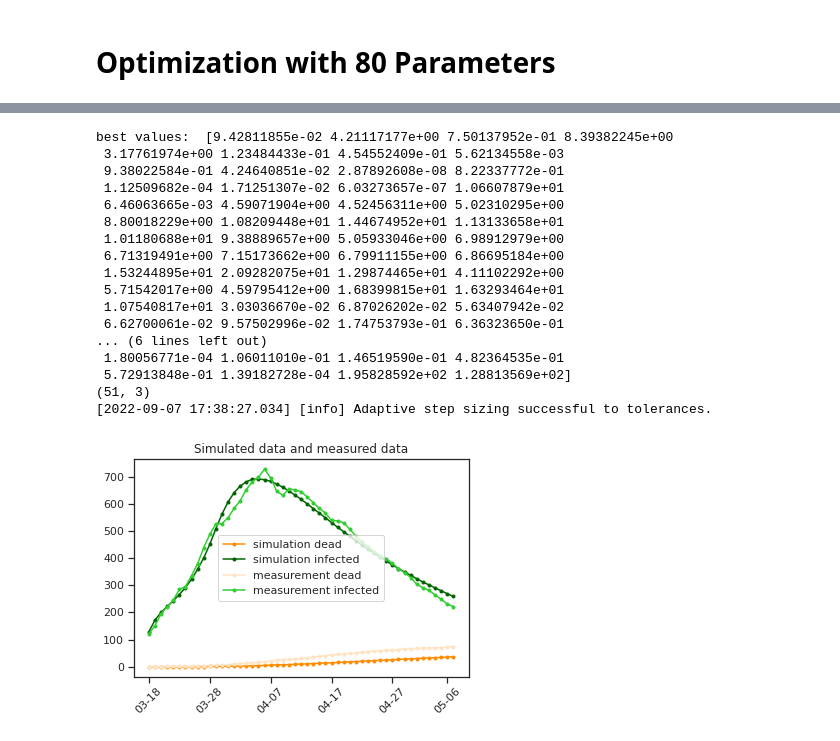
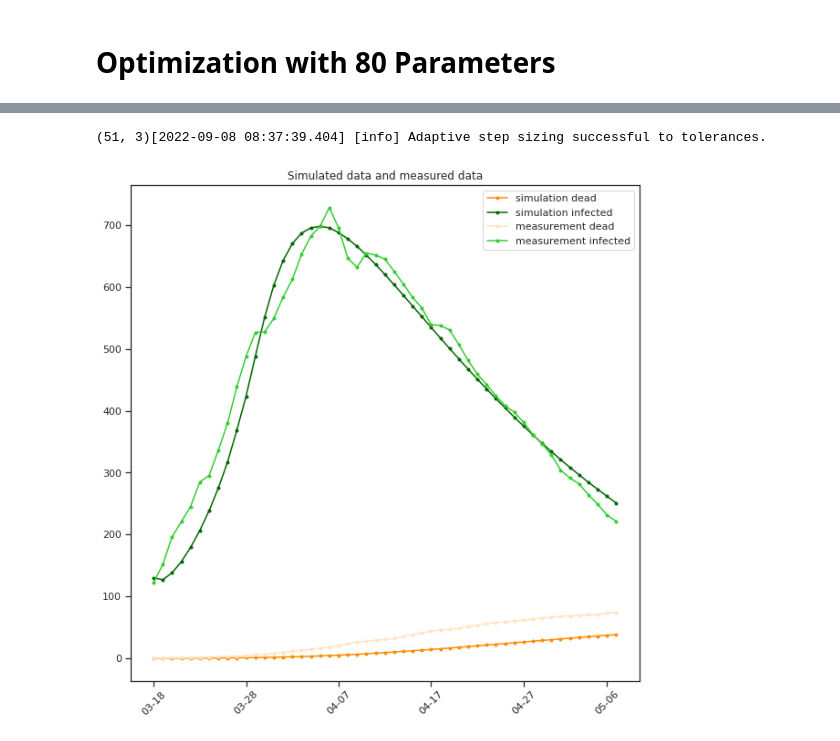
Before and after one commit to lelange/sensitivity_analysis, a Jupyter notebook: pycode/sensitivity_analysis/Parameter estimation.ipynb, the cells around one changed output, grey strips where cells are left out. Drawn from its saved outputs; the diff is of its cells as text; code cells hidden in the pictures.

```diff
--- a/pycode/sensitivity_analysis/Parameter estimation.ipynb
+++ b/pycode/sensitivity_analysis/Parameter estimation.ipynb
@@ -130,5 +132,5 @@ best values:  [7.85464089e-01 1.00000000e-01 4.95966415e-01 3.00000000e-01
 # %%
-fn80 = 'logs/2022-09-07 132402_optimizer_result_log.hdf5'
+fn80 = 'logs/2022-09-07 221841_optimizer_result_log.hdf5'
 result80 = store.read_result(fn80, problem=True)
 # %% [output]
 WARNING: You are loading a problem.
@@ -153,29 +174,0 @@ ax.tick_params(axis='y', rotation=0)
-# %%
-# load data
-data_dict = {}
-with open(path_data) as f:
-    lines = f.readlines()
-    #data_dict.update(lines[0])
-    print(lines[-1])
-    for i in range(len(lines)-1):
-        (key, value) = lines[i].split(":")
-        value = json.loads(value)
-        data_dict[key] = value
-print(data_dict.keys())
-
-start_dataset = 32
-number_of_days = days
-print(data_dict['categories'][start_dataset])
-print(start_year, start_month, start_day)
-
-# when used for a different time period, initial numbers must be matched first.
-# Saved simulation is from start day 0, therefore no initial numbers in Hospitalized, Infected and Recovered
-# Divide by 100 because of the population size used in the model
-#dataset = np.zeros((number_of_days+1, 2))
-#dataset[:, 0] = np.array(data_dict['currently_infected'][start_dataset:number_of_days+1+start_dataset])/100.0
-#dataset[:, 1] = np.array(data_dict['total_deaths'][start_dataset:number_of_days+1+start_dataset])/100.0
-
-dead_cases = np.array(data_dict['total_deaths'][start_dataset:number_of_days+1+start_dataset])/100.0
-infected_cases = np.array(data_dict['currently_infected'][start_dataset:number_of_days+1+start_dataset])/100.0
-print(dead_cases)
-print(infected_cases)
@@ -199,47 +175,31 @@ Mar 18, 2020
 # %%
 best_values = np.exp(result80.optimize_result.as_list()[0]['x'][1:])
 days = 50
-print("best values: ", best_values)
+#print("best values: ", best_values)
 static_params['output_index'] = [Compartments.index("Dead"), Compartments.index("Infected"), Compartments.index("Recovered")]
 simulation = simulate_model({**static_params, **dict(zip(input_factor_names, best_values))})
 print(simulation.shape)
 
 datelist = np.array(pd.date_range(datetime(start_year, start_month,
                         start_day), periods=days, freq='D').strftime('%m-%d').tolist())
 
 tick_range = (np.arange(int(days / 10) + 1) * 10)
 tick_range[-1] -= 1
-fig, ax = plt.subplots()
+fig, ax = plt.subplots(figsize=(10,10))
 ax.plot(simulation[:, 0], 'o-', markersize = 3, label='simulation dead', color="darkorange")
 ax.plot(simulation[:, 1], 'o-', markersize = 3, label='simulation infected', color="darkgreen")
 #ax.plot(simulation[:, 2], 'o-', markersize = 3, label='simulation recovered', color="navy")
 ax.plot(dead_cases, 'o-', markersize = 3, label='measurement dead', color = "bisque")
 ax.plot(infected_cases, 'o-', markersize = 3, label='measurement infected', color = "limegreen")
 #ax.plot(recovered_cases, 'o-', markersize = 3, label='measurement recovered', color = "royalblue")
 ax.set_title("Simulated data and measured data")
 ax.set_xticks(tick_range)
 ax.set_xticklabels(datelist[tick_range], rotation=45)
 ax.legend()
 fig.tight_layout
 plt.show()
 #fig.savefig('plots/'+ time.strftime("%Y-%m-%d %H%M%S") + '_Plot_best_simulation.pdf')
 #plt.close()
 # %% [output]
-best values:  [9.42811855e-02 4.21117177e+00 7.50137952e-01 8.39382245e+00
- 3.17761974e+00 1.23484433e-01 4.54552409e-01 5.62134558e-03
- 9.38022584e-01 4.24640851e-02 2.87892608e-08 8.22337772e-01
- 1.12509682e-04 1.71251307e-02 6.03273657e-07 1.06607879e+01
- 6.46063665e-03 4.59071904e+00 4.52456311e+00 5.02310295e+00
- 8.80018229e+00 1.08209448e+01 1.44674952e+01 1.13133658e+01
- 1.01180688e+01 9.38889657e+00 5.05933046e+00 6.98912979e+00
- 6.71319491e+00 7.15173662e+00 6.79911155e+00 6.86695184e+00
- 1.53244895e+01 2.09282075e+01 1.29874465e+01 4.11102292e+00
- 5.71542017e+00 4.59795412e+00 1.68399815e+01 1.63293464e+01
- 1.07540817e+01 3.03036670e-02 6.87026202e-02 5.63407942e-02
- 6.62700061e-02 9.57502996e-02 1.74753793e-01 6.36323650e-01
-... (6 lines left out)
- 1.80056771e-04 1.06011010e-01 1.46519590e-01 4.82364535e-01
- 5.72913848e-01 1.39182728e-04 1.95828592e+02 1.28813569e+02]
-(51, 3)
-[2022-09-07 17:38:27.034] [info] Adaptive step sizing successful to tolerances.
+(51, 3)[2022-09-08 08:37:39.404] [info] Adaptive step sizing successful to tolerances.
-[figure, old version]
+[figure, new version]
```
Also changed, not shown: parts of 13 cells of this notebook, 1 other file.
